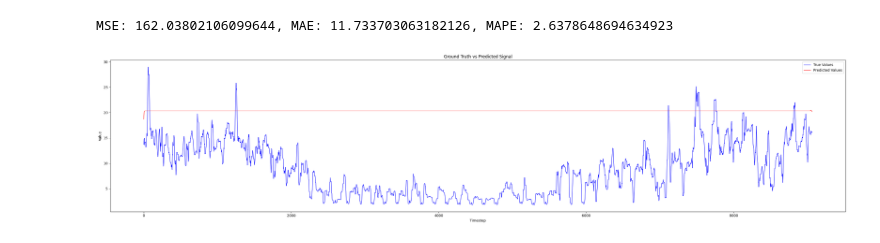
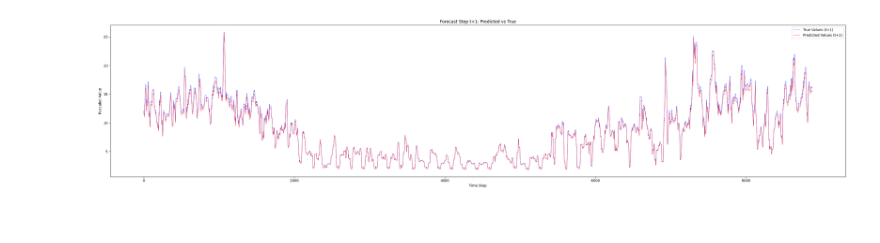
Before and after one commit to JanaJankovic/local-stlf, a Jupyter notebook: forked-jit/evaluation.ipynb, the cells around one changed output. Saved outputs shown, nothing was run; the diff lists cells and outputs as text; code cells hidden in the pictures.

```diff
--- a/forked-jit/evaluation.ipynb
+++ b/forked-jit/evaluation.ipynb
@@ -73 +116,25 @@ def run_autoregressive_forecast(model, csv_path, encoder_seq_length, decoder_seq
+# %%
+def plot_data(y_true, y_pred):
+    plt.figure(figsize=(30, 7))
+    plt.plot(y_true, color='blue', linewidth=0.5, label='True Values (t+1)')
+    plt.plot(y_pred, color='red', linewidth=0.5, label='Predicted Values (t+1)')
+    plt.title("Forecast Step t+1: Predicted vs True")
+    plt.xlabel("Time Step")
+    plt.ylabel("Rescaled Value")
+    plt.legend()
+    plt.tight_layout()
+    plt.show()
+# %%
+model = torch.load("models/model_epoch_20.pt", map_location=device)
+# %%
+train_dataloader, val_dataloader, test_dataloader, idx, df = preprocess_and_split_data(
+    'data/mm79158.csv', lookback, horizon, batch_size=batch_size
+)
+_, _, test_idx = idx
+# %%
+y_true, y_pred, st_metrics = evaluate_model(model, test_dataloader, test_idx, df, 'st')
+# %%
+plot_data(y_true, y_pred)
+# %% [output]
+[figure, added]
 # %%
@@ -77,24 +141,0 @@ pred, y_true = run_autoregressive_forecast(model, 'data/mm79158.csv', lookback,
-# %%
-from sklearn.metrics import mean_absolute_error, mean_squared_error, mean_absolute_percentage_error
-
-mse = mean_squared_error(y_true, pred)
-mae = mean_absolute_error(y_true, pred)
-mape = mean_absolute_percentage_error(y_true, pred)
-
-print(f'MSE: {mse}, MAE: {mae}, MAPE: {mape}')
-# %% [output]
-MSE: 162.03802106099644, MAE: 11.733703063182126, MAPE: 2.6378648694634923
-# %%
-import matplotlib.pyplot as plt
-
-plt.figure(figsize=(30, 7))
-plt.plot(y_true, label="True Values", color="blue", linewidth=1)
-plt.plot(pred, label="Predicted Values", color="red", linewidth=1)
-plt.xlabel("Timestep")
-plt.ylabel("Value")
-plt.title("Ground Truth vs Predicted Signal")
-plt.legend()
-plt.tight_layout()
-plt.savefig("plot/true_vs_predicted.png", dpi=300, bbox_inches='tight')
-# %% [output]
-[figure, removed]
```
Also changed, not shown: parts of 10 cells of this notebook, 40 other files.
